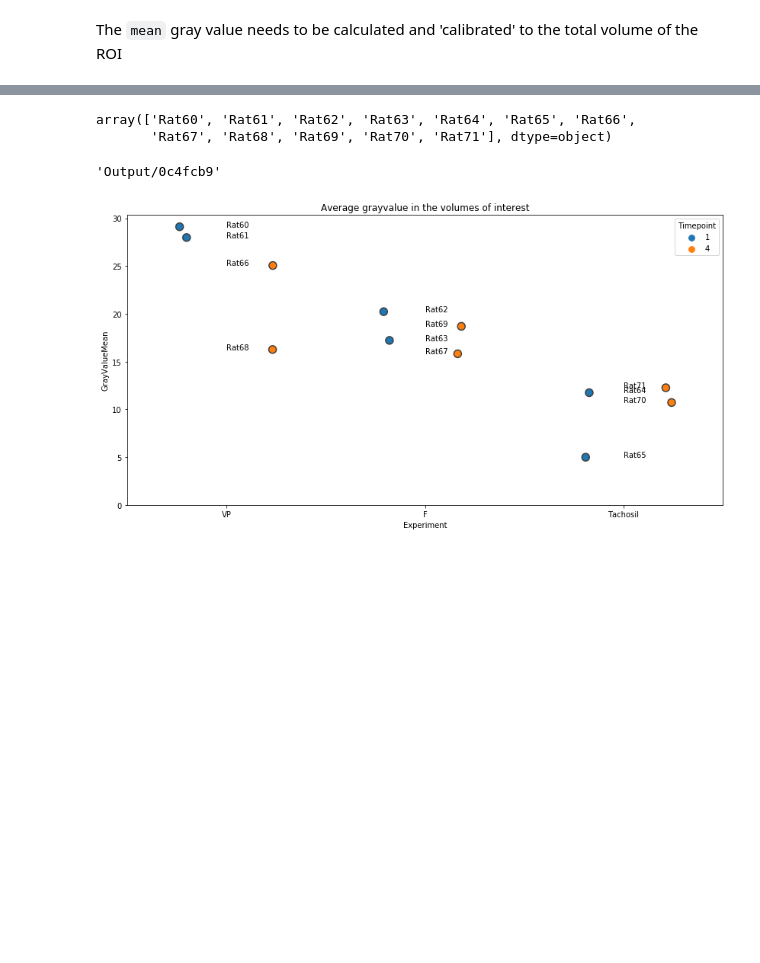
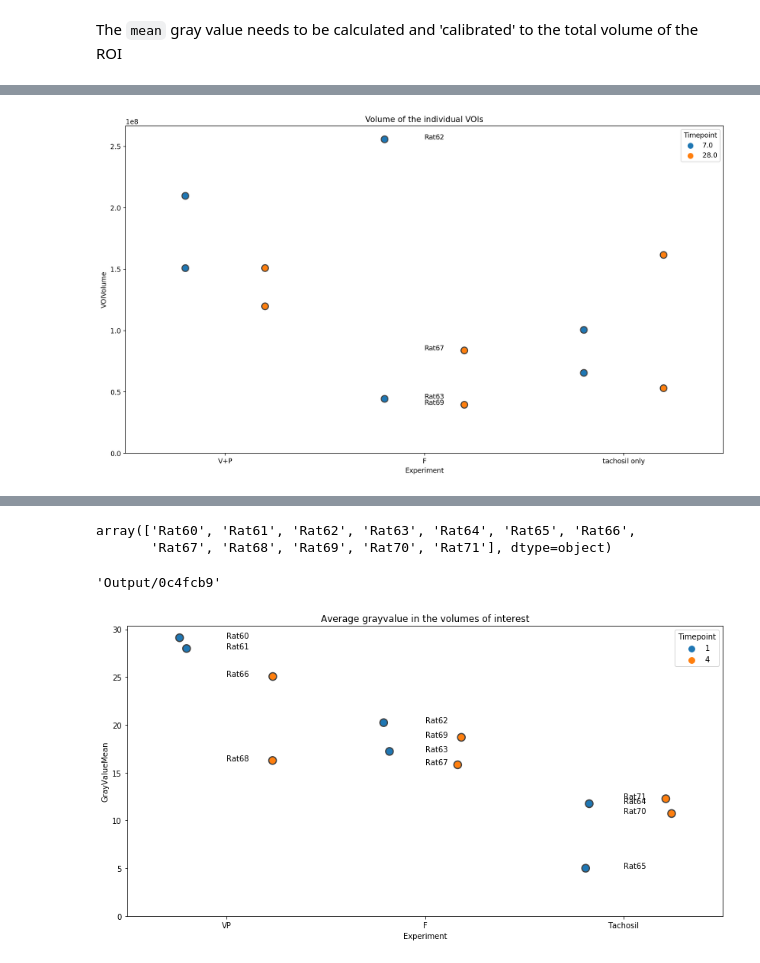
Before and after one commit to habi/heart-neoangiogenesis, a Jupyter notebook: Volume-Patch-Overview-Scans.ipynb, the cells around one changed output, grey strips where cells are left out. Drawn from its saved outputs; the diff is of its cells as text; code cells hidden in the pictures; blank space fills up the shorter version.

```diff
--- a/Volume-Patch-Overview-Scans.ipynb
+++ b/Volume-Patch-Overview-Scans.ipynb
@@ -331,7 +342,7 @@ for c, row in notebook.tqdm(Data.iterrows(), desc='Middle images', total=len(Dat
                                       desc=row['Sample'],
                                       leave=False,
                                       total=len(directions)):
-        outfilepath = os.path.join(row['Folder'], '%s.Patch.Middle.%s.png' % (row['Sample'], direction))
+        outfilepath = os.path.join(os.path.dirname(row['Folder']), '%s.Patch.Middle.%s.png' % (row['Sample'], direction))
         if os.path.exists(outfilepath):
             Data.at[c,'Mid_' + direction] = imageio.imread(outfilepath)
         else:
@@ -366,7 +414,7 @@ for c, row in notebook.tqdm(Data.iterrows(), desc='MIPs', total=len(Data)):
                                       desc=row['Sample'],
                                       leave=False,
                                       total=len(directions)):
-        outfilepath = os.path.join(row['Folder'], '%s.Patch.MIP.%s.png' % (row['Sample'], direction))
+        outfilepath = os.path.join(os.path.dirname(row['Folder']), '%s.Patch.MIP.%s.png' % (row['Sample'], direction))
         if os.path.exists(outfilepath):
             Data.at[c,'MIP_' + direction] = imageio.imread(outfilepath)
         else:
@@ -396,7 +444,7 @@ Masked = [da.ma.masked_equal(v, 0) for v in VOIs]
 # %%
 # How large are the VOIs from Tim?
 # We select/mask everything non-zero and fill this whith one.
-VOIRegion = [da.ma.filled(da.ma.masked_not_equal(v, 0), 1) for v in VOIs]
+VOIRegion = [dask.array.ma.filled(dask.array.ma.masked_not_equal(v, 0), 1) for v in VOIs]
 # By summing it, we get the volume
 Data['VOIVolume'] = [vr.sum().compute() for vr in VOIRegion]
 # %%
@@ -413,21 +463,23 @@ plt.show()
 # %%
 # Plot volume of (selected) VOIs for comparison
 seaborn.swarmplot(data=Data,
                   x='Experiment',
                   y='VOIVolume',
                   dodge=True,
                   hue='Timepoint',
                   s=10,
                   linewidth=1.5)
 for c,row in Data.iterrows():
     if 'VP' in row.Experiment:
         plt.annotate(row.Sample, (0, row.VOIVolume))
     elif 'F' in row.Experiment:
         plt.annotate(row.Sample, (1, row.VOIVolume))
     elif 'Tacho' in row.Experiment:
         plt.annotate(row.Sample, (2, row.VOIVolume))
 plt.ylim(ymin=0)
-plt.title('Volume of the individual %s VOIs' % which)
-plt.savefig(os.path.join(OutputDir, 'Volume.VOIs.%s.png' % which),
+plt.title('Volume of the individual VOIs')
+plt.savefig(os.path.join(OutputDir, 'Volume.VOIs.png'),
             bbox_inches='tight')
 plt.show()
+# %% [output]
+[figure, added]
```
Also changed, not shown: parts of 6 cells of this notebook.
